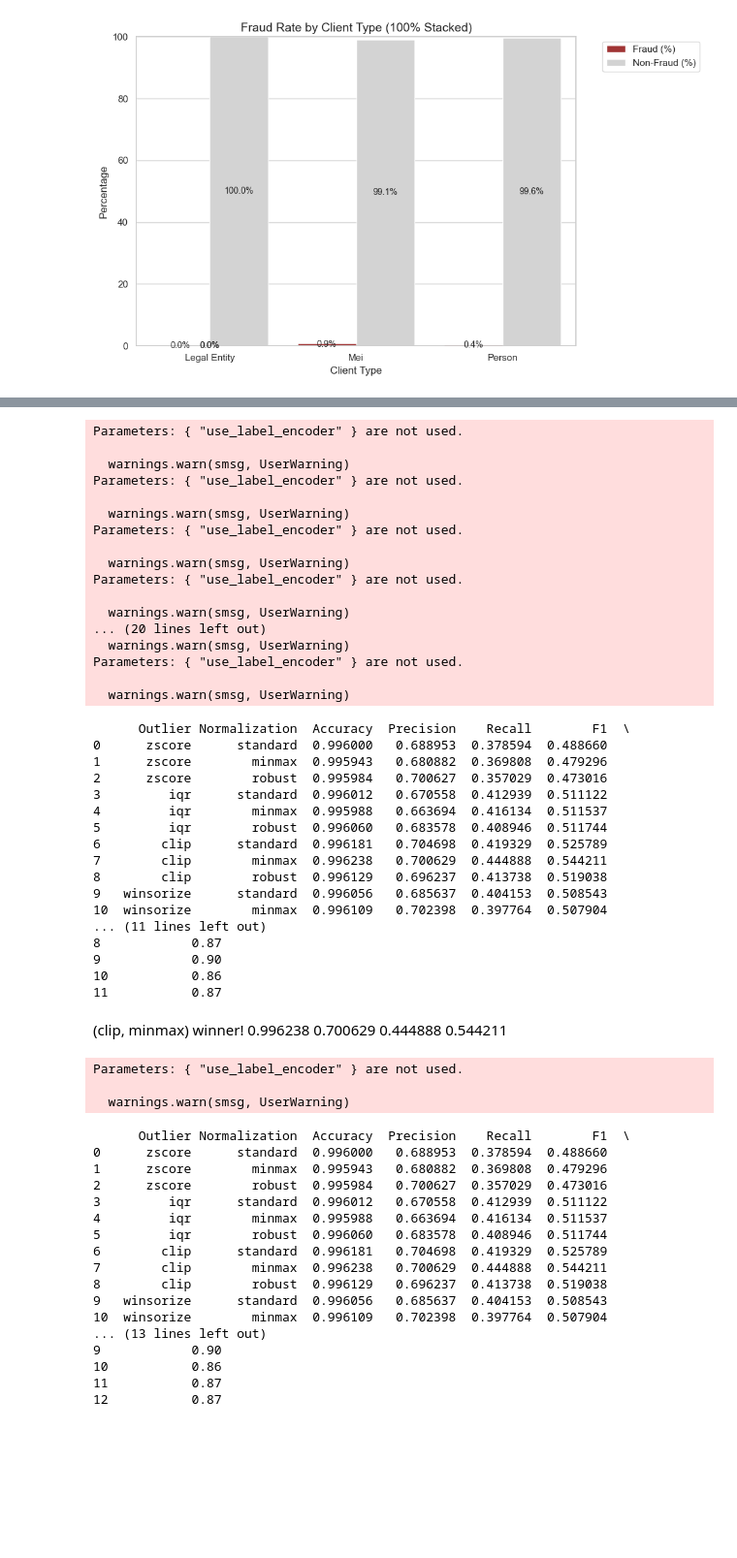
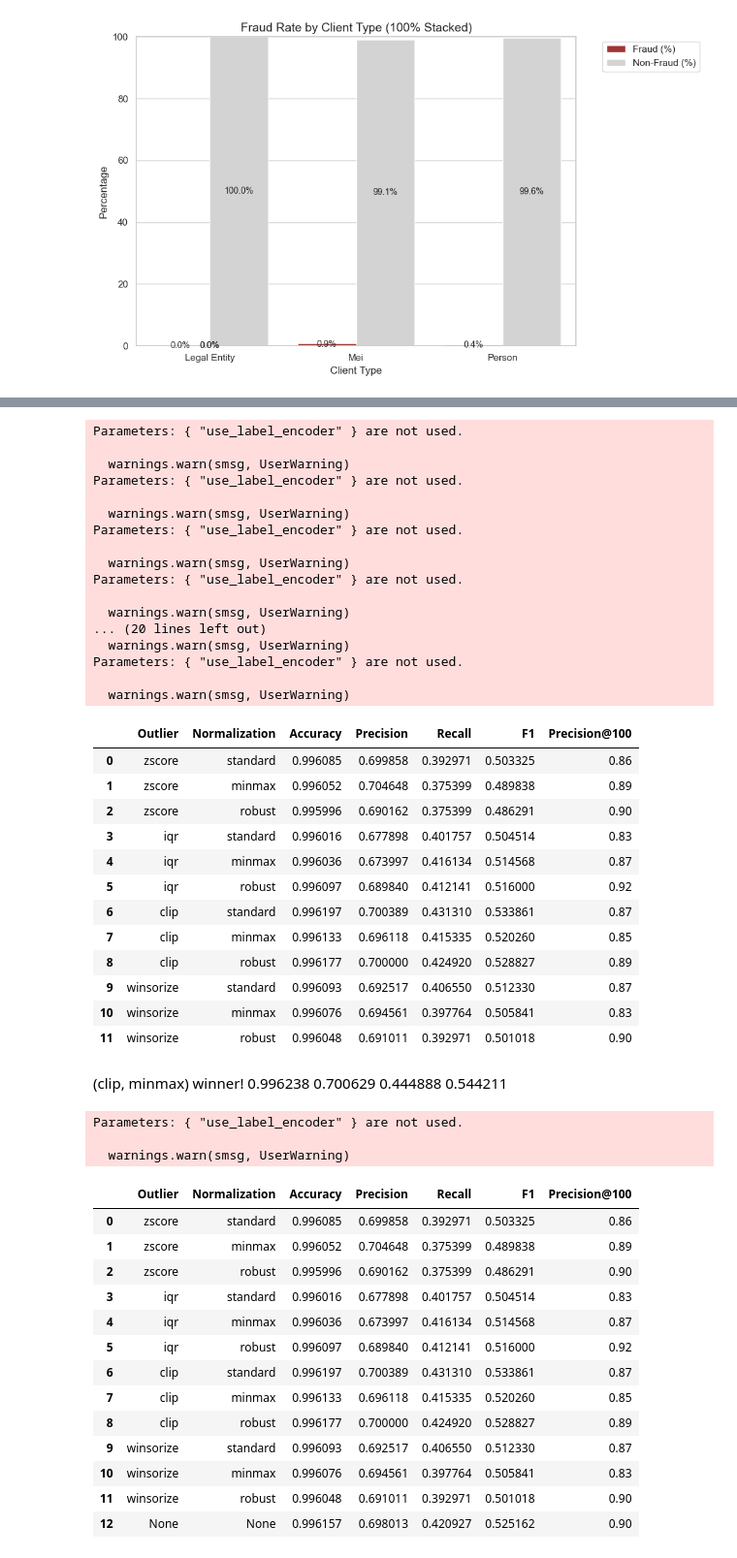
Before and after one commit to el-gabri/DS_home_test, a Jupyter notebook: notebooks/EDA.ipynb, the cells around one changed output, grey strips where cells are left out. Shown: that part at 97% size. Drawn from its saved outputs; the diff is of its cells as text; code cells hidden in the pictures; blank space fills up the shorter version.

```diff
--- a/notebooks/EDA.ipynb
+++ b/notebooks/EDA.ipynb
@@ -892,7 +885,8 @@ for outlier_name, outlier_func in outlier_methods.items():
 
 # Create a DataFrame with the results and display it.
 results_df = pd.DataFrame(results)
-print(results_df)
+results_df.to_csv('oulier_standarization_analysis.csv', index=False)
+results_df
 # %% [output]
 Parameters: { "use_label_encoder" } are not used.
 
@@ -911,23 +905,19 @@ Parameters: { "use_label_encoder" } are not used.
 Parameters: { "use_label_encoder" } are not used.
 
   warnings.warn(smsg, UserWarning)
-      Outlier Normalization  Accuracy  Precision    Recall        F1  \
-0      zscore      standard  0.996000   0.688953  0.378594  0.488660
-1      zscore        minmax  0.995943   0.680882  0.369808  0.479296
-2      zscore        robust  0.995984   0.700627  0.357029  0.473016
-3         iqr      standard  0.996012   0.670558  0.412939  0.511122
-4         iqr        minmax  0.995988   0.663694  0.416134  0.511537
-5         iqr        robust  0.996060   0.683578  0.408946  0.511744
-6        clip      standard  0.996181   0.704698  0.419329  0.525789
-7        clip        minmax  0.996238   0.700629  0.444888  0.544211
-8        clip        robust  0.996129   0.696237  0.413738  0.519038
-9   winsorize      standard  0.996056   0.685637  0.404153  0.508543
-10  winsorize        minmax  0.996109   0.702398  0.397764  0.507904
-... (11 lines left out)
-8            0.87
-9            0.90
-10           0.86
-11           0.87
+|  | Outlier | Normalization | Accuracy | Precision | Recall | F1 | Precision@100 |
+| 0 | zscore | standard | 0.996085 | 0.699858 | 0.392971 | 0.503325 | 0.86 |
+| 1 | zscore | minmax | 0.996052 | 0.704648 | 0.375399 | 0.489838 | 0.89 |
+| 2 | zscore | robust | 0.995996 | 0.690162 | 0.375399 | 0.486291 | 0.90 |
+| 3 | iqr | standard | 0.996016 | 0.677898 | 0.401757 | 0.504514 | 0.83 |
+| 4 | iqr | minmax | 0.996036 | 0.673997 | 0.416134 | 0.514568 | 0.87 |
+| 5 | iqr | robust | 0.996097 | 0.689840 | 0.412141 | 0.516000 | 0.92 |
+| 6 | clip | standard | 0.996197 | 0.700389 | 0.431310 | 0.533861 | 0.87 |
+| 7 | clip | minmax | 0.996133 | 0.696118 | 0.415335 | 0.520260 | 0.85 |
+| 8 | clip | robust | 0.996177 | 0.700000 | 0.424920 | 0.528827 | 0.89 |
+| 9 | winsorize | standard | 0.996093 | 0.692517 | 0.406550 | 0.512330 | 0.87 |
+| 10 | winsorize | minmax | 0.996076 | 0.694561 | 0.397764 | 0.505841 | 0.83 |
+| 11 | winsorize | robust | 0.996048 | 0.691011 | 0.392971 | 0.501018 | 0.90 |
 # %% [markdown]
 (clip, minmax) winner!
 0.996238  0.700629  0.444888  0.544211
@@ -942,49 +932,45 @@ y_pred_base = model_base.predict(X_test_base)
 
 acc_base = accuracy_score(y_test, y_pred_base)
 prec_base = precision_score(y_test, y_pred_base, zero_division=0)
 rec_base = recall_score(y_test, y_pred_base, zero_division=0)
 f1_base = f1_score(y_test, y_pred_base, zero_division=0)
 
 # Compute precision@100.
 # Get predicted probabilities for the positive class.
 y_proba = model.predict_proba(X_test_norm)[:, 1]
 # Get indices of the top 100 predictions (highest fraud probability).
 top_100_indices = np.argsort(y_proba)[::-1][:100]
 # Calculate precision@100 as the proportion of true frauds in the top 100.
 precision_at_100_base = y_test.iloc[top_100_indices].sum() / 100.0
 
-
 results.append({
     'Outlier': 'None',
     'Normalization': 'None',
     'Accuracy': acc_base,
     'Precision': prec_base,
     'Recall': rec_base,
     'F1': f1_base,
     'Precision@100': precision_at_100_base
 })
 
 # Create a DataFrame with the results and display it.
 results_df = pd.DataFrame(results)
-print(results_df)
+results_df
 # %% [output]
 Parameters: { "use_label_encoder" } are not used.
 
   warnings.warn(smsg, UserWarning)
-      Outlier Normalization  Accuracy  Precision    Recall        F1  \
-0      zscore      standard  0.996000   0.688953  0.378594  0.488660
-1      zscore        minmax  0.995943   0.680882  0.369808  0.479296
-2      zscore        robust  0.995984   0.700627  0.357029  0.473016
-3         iqr      standard  0.996012   0.670558  0.412939  0.511122
-4         iqr        minmax  0.995988   0.663694  0.416134  0.511537
-5         iqr        robust  0.996060   0.683578  0.408946  0.511744
-6        clip      standard  0.996181   0.704698  0.419329  0.525789
-7        clip        minmax  0.996238   0.700629  0.444888  0.544211
-8        clip        robust  0.996129   0.696237  0.413738  0.519038
-9   winsorize      standard  0.996056   0.685637  0.404153  0.508543
-10  winsorize        minmax  0.996109   0.702398  0.397764  0.507904
-... (13 lines left out)
-9            0.90
-10           0.86
-11           0.87
-12           0.87
+|  | Outlier | Normalization | Accuracy | Precision | Recall | F1 | Precision@100 |
+| 0 | zscore | standard | 0.996085 | 0.699858 | 0.392971 | 0.503325 | 0.86 |
+| 1 | zscore | minmax | 0.996052 | 0.704648 | 0.375399 | 0.489838 | 0.89 |
+| 2 | zscore | robust | 0.995996 | 0.690162 | 0.375399 | 0.486291 | 0.90 |
+| 3 | iqr | standard | 0.996016 | 0.677898 | 0.401757 | 0.504514 | 0.83 |
+| 4 | iqr | minmax | 0.996036 | 0.673997 | 0.416134 | 0.514568 | 0.87 |
+| 5 | iqr | robust | 0.996097 | 0.689840 | 0.412141 | 0.516000 | 0.92 |
+| 6 | clip | standard | 0.996197 | 0.700389 | 0.431310 | 0.533861 | 0.87 |
+| 7 | clip | minmax | 0.996133 | 0.696118 | 0.415335 | 0.520260 | 0.85 |
+| 8 | clip | robust | 0.996177 | 0.700000 | 0.424920 | 0.528827 | 0.89 |
+| 9 | winsorize | standard | 0.996093 | 0.692517 | 0.406550 | 0.512330 | 0.87 |
+| 10 | winsorize | minmax | 0.996076 | 0.694561 | 0.397764 | 0.505841 | 0.83 |
+| 11 | winsorize | robust | 0.996048 | 0.691011 | 0.392971 | 0.501018 | 0.90 |
+| 12 | None | None | 0.996157 | 0.698013 | 0.420927 | 0.525162 | 0.90 |
```
Also changed, not shown: parts of 32 cells of this notebook, 9 other files.
